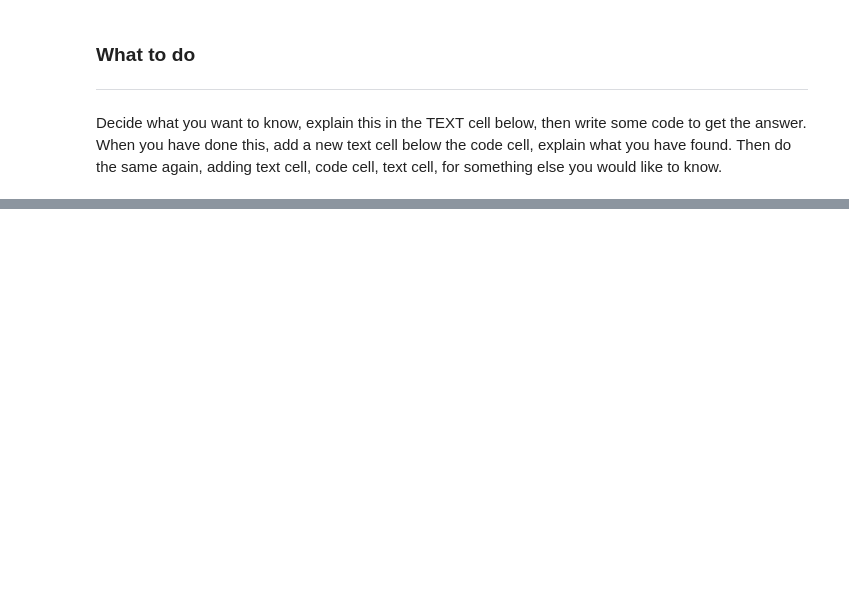
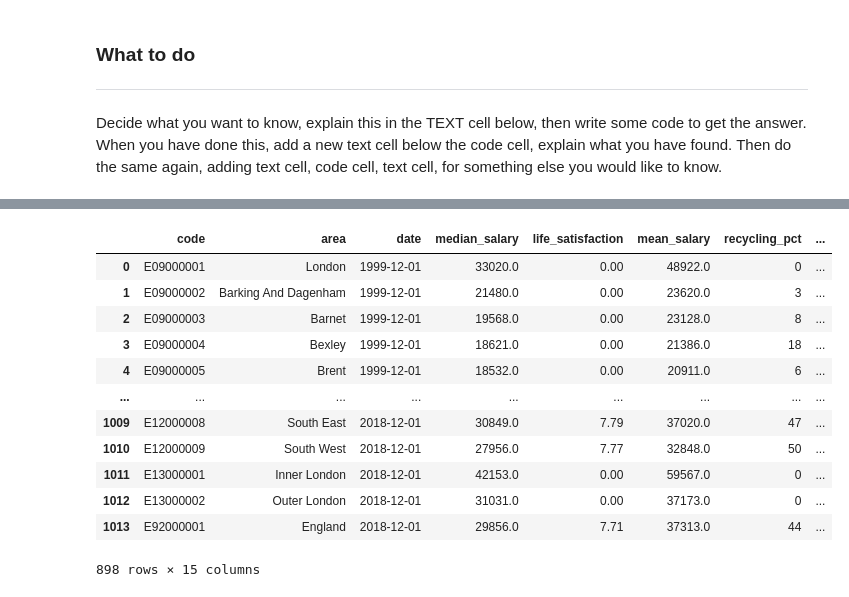
Before and after one commit to sysphcd/PythonProgrammingforData, a Jupyter notebook: Projects/Data_Exploration_project.ipynb, the cells around one changed output, grey strips where cells are left out. Drawn from its saved outputs; the diff is of its cells as text; code cells hidden in the pictures; blank space fills up the shorter version.

```diff
--- a/Projects/Data_Exploration_project.ipynb
+++ b/Projects/Data_Exploration_project.ipynb
@@ -144,0 +199,16 @@ Data columns (total 15 columns):
+# %%
+display(cleaned_data)
+# %% [output]
+|  | code | area | date | median_salary | life_satisfaction | mean_salary | recycling_pct | ... |
+| 0 | E09000001 | London | 1999-12-01 | 33020.0 | 0.00 | 48922.0 | 0 | ... |
+| 1 | E09000002 | Barking And Dagenham | 1999-12-01 | 21480.0 | 0.00 | 23620.0 | 3 | ... |
+| 2 | E09000003 | Barnet | 1999-12-01 | 19568.0 | 0.00 | 23128.0 | 8 | ... |
+| 3 | E09000004 | Bexley | 1999-12-01 | 18621.0 | 0.00 | 21386.0 | 18 | ... |
+| 4 | E09000005 | Brent | 1999-12-01 | 18532.0 | 0.00 | 20911.0 | 6 | ... |
+| ... | ... | ... | ... | ... | ... | ... | ... | ... |
+| 1009 | E12000008 | South East | 2018-12-01 | 30849.0 | 7.79 | 37020.0 | 47 | ... |
+| 1010 | E12000009 | South West | 2018-12-01 | 27956.0 | 7.77 | 32848.0 | 50 | ... |
+| 1011 | E13000001 | Inner London | 2018-12-01 | 42153.0 | 0.00 | 59567.0 | 0 | ... |
+| 1012 | E13000002 | Outer London | 2018-12-01 | 31031.0 | 0.00 | 37173.0 | 0 | ... |
+| 1013 | E92000001 | England | 2018-12-01 | 29856.0 | 7.71 | 37313.0 | 44 | ... |
+898 rows × 15 columns
```
Also changed, not shown: parts of 38 cells of this notebook.
